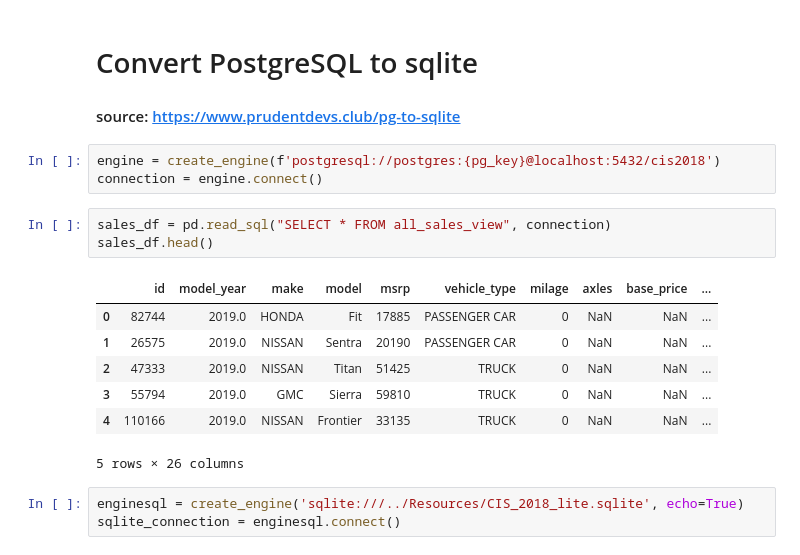
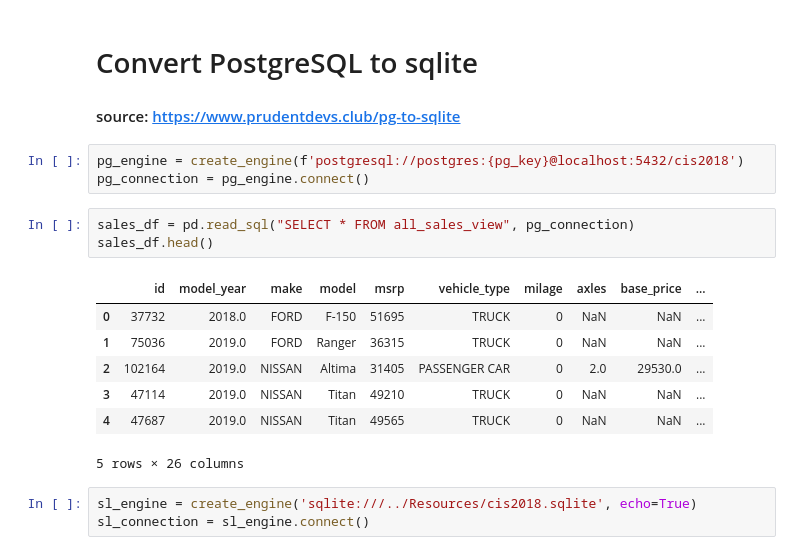
Before and after one commit to RL-Lane/Gouge, a Jupyter notebook: Notebooks/convert CIS to sqlite.ipynb, the cells around one changed output. Saved outputs shown, nothing was run; the diff lists cells and outputs as text.

```diff
--- a/Notebooks/convert CIS to sqlite.ipynb
+++ b/Notebooks/convert CIS to sqlite.ipynb
@@ -94,19 +94,19 @@ sqlite_connection.close()
 # Convert PostgreSQL to sqlite
 #### source: https://www.prudentdevs.club/pg-to-sqlite
 # %%
-engine = create_engine(f'postgresql://postgres:{pg_key}@localhost:5432/cis2018')
-connection = engine.connect()
+pg_engine = create_engine(f'postgresql://postgres:{pg_key}@localhost:5432/cis2018')
+pg_connection = pg_engine.connect()
 # %%
-sales_df = pd.read_sql("SELECT * FROM all_sales_view", connection)
+sales_df = pd.read_sql("SELECT * FROM all_sales_view", pg_connection)
 sales_df.head()
 # %% [output]
 |  | id | model_year | make | model | msrp | vehicle_type | milage | axles | base_price | ... |
-| 0 | 82744 | 2019.0 | HONDA | Fit | 17885 | PASSENGER CAR | 0 | NaN | NaN | ... |
-| 1 | 26575 | 2019.0 | NISSAN | Sentra | 20190 | PASSENGER CAR | 0 | NaN | NaN | ... |
-| 2 | 47333 | 2019.0 | NISSAN | Titan | 51425 | TRUCK | 0 | NaN | NaN | ... |
-| 3 | 55794 | 2019.0 | GMC | Sierra | 59810 | TRUCK | 0 | NaN | NaN | ... |
-| 4 | 110166 | 2019.0 | NISSAN | Frontier | 33135 | TRUCK | 0 | NaN | NaN | ... |
+| 0 | 37732 | 2018.0 | FORD | F-150 | 51695 | TRUCK | 0 | NaN | NaN | ... |
+| 1 | 75036 | 2019.0 | FORD | Ranger | 36315 | TRUCK | 0 | NaN | NaN | ... |
+| 2 | 102164 | 2019.0 | NISSAN | Altima | 31405 | PASSENGER CAR | 0 | 2.0 | 29530.0 | ... |
+| 3 | 47114 | 2019.0 | NISSAN | Titan | 49210 | TRUCK | 0 | NaN | NaN | ... |
+| 4 | 47687 | 2019.0 | NISSAN | Titan | 49565 | TRUCK | 0 | NaN | NaN | ... |
 5 rows × 26 columns
 # %%
-enginesql = create_engine('sqlite:///../Resources/CIS_2018_lite.sqlite', echo=True)
-sqlite_connection = enginesql.connect()
+sl_engine = create_engine('sqlite:///../Resources/cis2018.sqlite', echo=True)
+sl_connection = sl_engine.connect()
```
Also changed, not shown: parts of 7 cells of this notebook, 4 other files.
